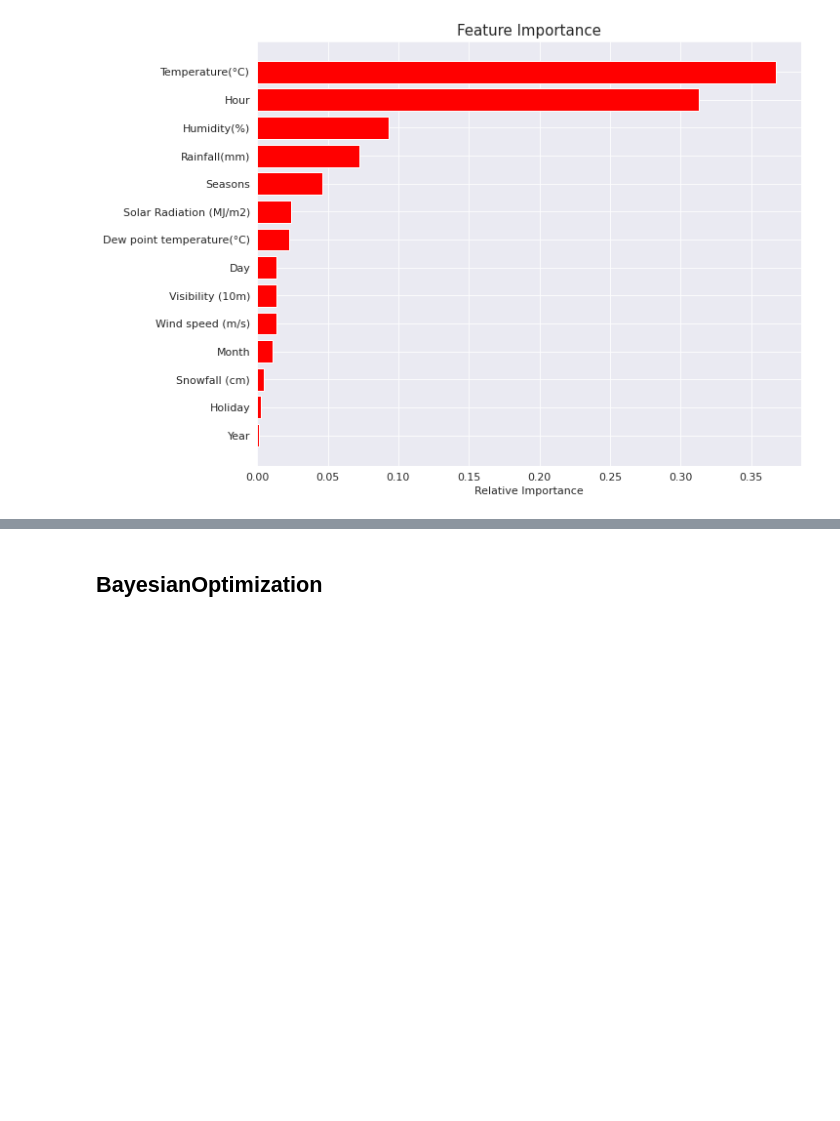
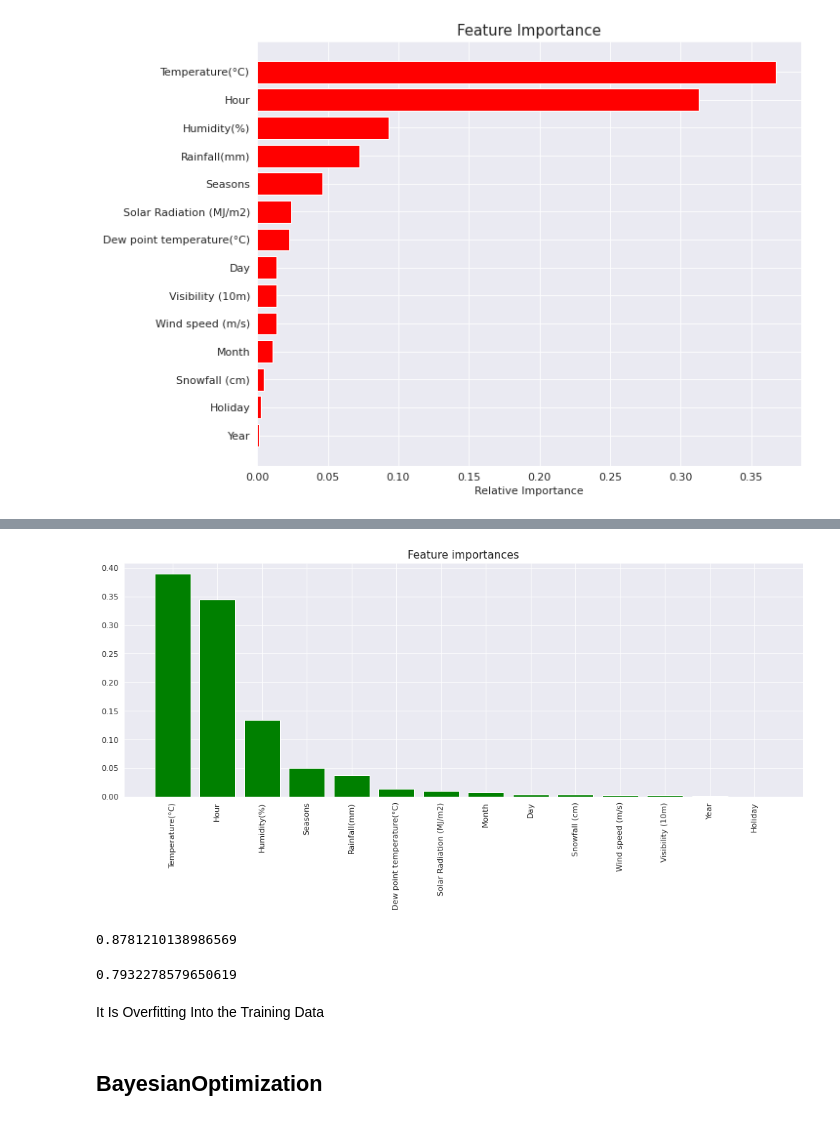
Before and after one commit to mishraraaj/Bike-Sharing-Demand-Prediction, a Jupyter notebook: raaj_mishra_Team_2_Bike_Sharing_Demand_Prediction_Capstone_Project.ipynb, the cells around one changed output, grey strips where cells are left out. Saved outputs shown, nothing was run; the diff lists cells and outputs as text; code cells hidden in the pictures; blank space fills up the shorter version.

```diff
--- a/raaj_mishra_Team_2_Bike_Sharing_Demand_Prediction_Capstone_Project.ipynb
+++ b/raaj_mishra_Team_2_Bike_Sharing_Demand_Prediction_Capstone_Project.ipynb
@@ -779,0 +784,9 @@ plt.show()
+# %%
+criterion = ['mse','mae']
+
+# Maximum depth of trees
+max_depth = [4 ,8,12]
+
+param_dict = {'max_depth' : max_depth, 'criterion':criterion}
+
+param_dict
@@ -779,0 +795,8 @@ plt.show()
+# %%
+dtreg = DecisionTreeRegressor()
+
+# Grid search
+dt_ranGrid = RandomizedSearchCV(estimator = dtreg,param_distributions= param_dict,n_jobs=-1,
+                       cv = 3, verbose=2, scoring ='r2')
+
+dt_ranGrid.fit(X_train,y_train)
@@ -780,3 +828,31 @@ plt.show()
+# %%
+best_params=dt_ranGrid.best_params_
+Estimators=dt_ranGrid.best_estimator_
+# %%
+feature_importances_dtR = pd.DataFrame(Estimators.feature_importances_,
+                                   index = X.columns,
+                                    columns=['importance_dtR']).sort_values('importance_dtR',
+                                                                        ascending=False)
+plt.subplots(figsize=(17,6))
+plt.title("Feature importances")
+plt.bar(feature_importances_dtR.index, feature_importances_dtR['importance_dtR'],
+        color="g",)
+plt.xticks(feature_importances_dtR.index, rotation = 90)
+plt.show()
+# %% [output]
+[figure, added]
+# %%
+y_pred_train=Estimators.predict(X_train)
+r2_score(y_train,y_pred_train )
+# %% [output]
+0.8781210138986569
+# %%
+y_pred_test=Estimators.predict(X_test)
+r2_score(y_test,y_pred_test )
+# %% [output]
+0.7932278579650619
+# %% [markdown]
+It Is Overfitting Into the Training Data
 # %% [markdown]
 ## BayesianOptimization
 # %%
```
Also changed, not shown: parts of 9 cells of this notebook.
